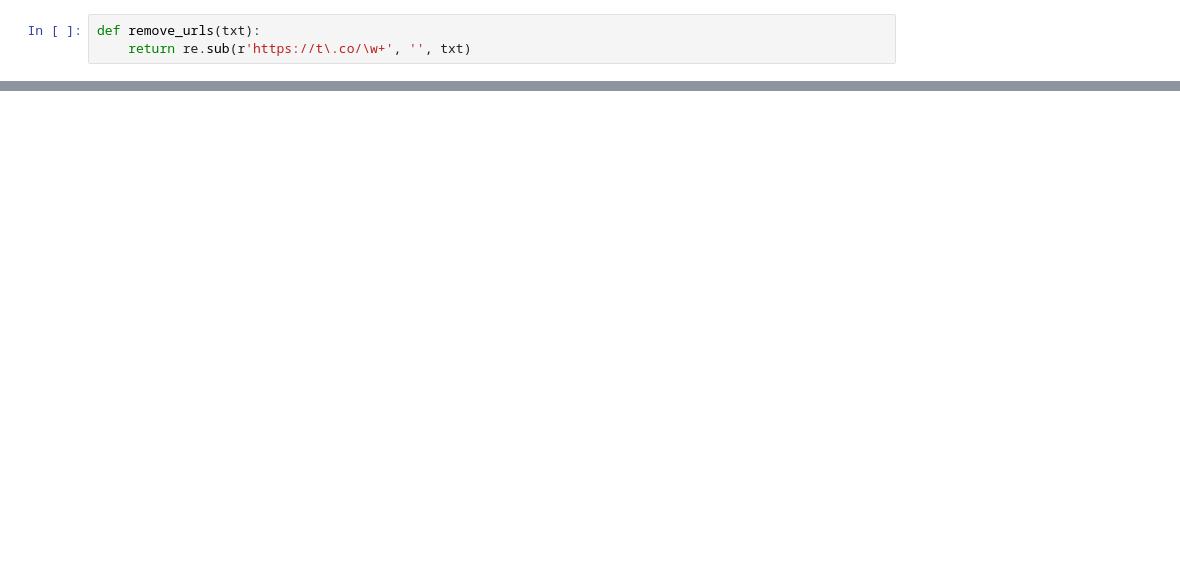
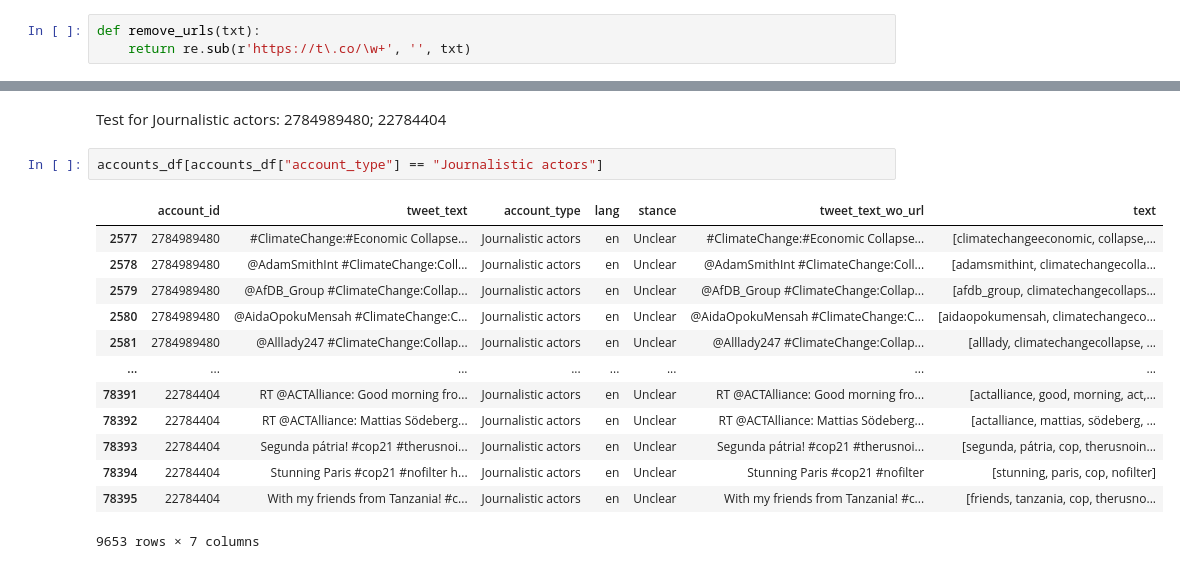
Before and after one commit to vaughankraska/social_data_mining, a Jupyter notebook: src/sdm/lab_scripts/text_analysis/theory_driven_analysis.ipynb, the cells around one changed output, grey strips where cells are left out. Saved outputs shown, nothing was run; the diff lists cells and outputs as text; blank space fills up the shorter version.

```diff
--- a/src/sdm/lab_scripts/text_analysis/theory_driven_analysis.ipynb
+++ b/src/sdm/lab_scripts/text_analysis/theory_driven_analysis.ipynb
@@ -285,0 +449,18 @@ print(total_count_dict)
+# %% [markdown]
+Test for Journalistic actors: 2784989480; 22784404
+# %%
+accounts_df[accounts_df["account_type"] == "Journalistic actors"]
+# %% [output]
+|  | account_id | tweet_text | account_type | lang | stance | tweet_text_wo_url | text |
+| 2577 | 2784989480 | #ClimateChange:#Economic Collapse... | Journalistic actors | en | Unclear | #ClimateChange:#Economic Collapse... | [climatechangeeconomic, collapse,... |
+| 2578 | 2784989480 | @AdamSmithInt #ClimateChange:Coll... | Journalistic actors | en | Unclear | @AdamSmithInt #ClimateChange:Coll... | [adamsmithint, climatechangecolla... |
+| 2579 | 2784989480 | @AfDB_Group #ClimateChange:Collap... | Journalistic actors | en | Unclear | @AfDB_Group #ClimateChange:Collap... | [afdb_group, climatechangecollaps... |
+| 2580 | 2784989480 | @AidaOpokuMensah #ClimateChange:C... | Journalistic actors | en | Unclear | @AidaOpokuMensah #ClimateChange:C... | [aidaopokumensah, climatechangeco... |
+| 2581 | 2784989480 | @Alllady247 #ClimateChange:Collap... | Journalistic actors | en | Unclear | @Alllady247 #ClimateChange:Collap... | [alllady, climatechangecollapse, ... |
+| ... | ... | ... | ... | ... | ... | ... | ... |
+| 78391 | 22784404 | RT @ACTAlliance: Good morning fro... | Journalistic actors | en | Unclear | RT @ACTAlliance: Good morning fro... | [actalliance, good, morning, act,... |
+| 78392 | 22784404 | RT @ACTAlliance: Mattias Södeberg... | Journalistic actors | en | Unclear | RT @ACTAlliance: Mattias Södeberg... | [actalliance, mattias, södeberg, ... |
+| 78393 | 22784404 | Segunda pátria! #cop21 #therusnoi... | Journalistic actors | en | Unclear | Segunda pátria! #cop21 #therusnoi... | [segunda, pátria, cop, therusnoin... |
+| 78394 | 22784404 | Stunning Paris #cop21 #nofilter h... | Journalistic actors | en | Unclear | Stunning Paris #cop21 #nofilter | [stunning, paris, cop, nofilter] |
+| 78395 | 22784404 | With my friends from Tanzania! #c... | Journalistic actors | en | Unclear | With my friends from Tanzania! #c... | [friends, tanzania, cop, therusno... |
+9653 rows × 7 columns
```
Also changed, not shown: parts of 49 cells of this notebook, 1 other file.
